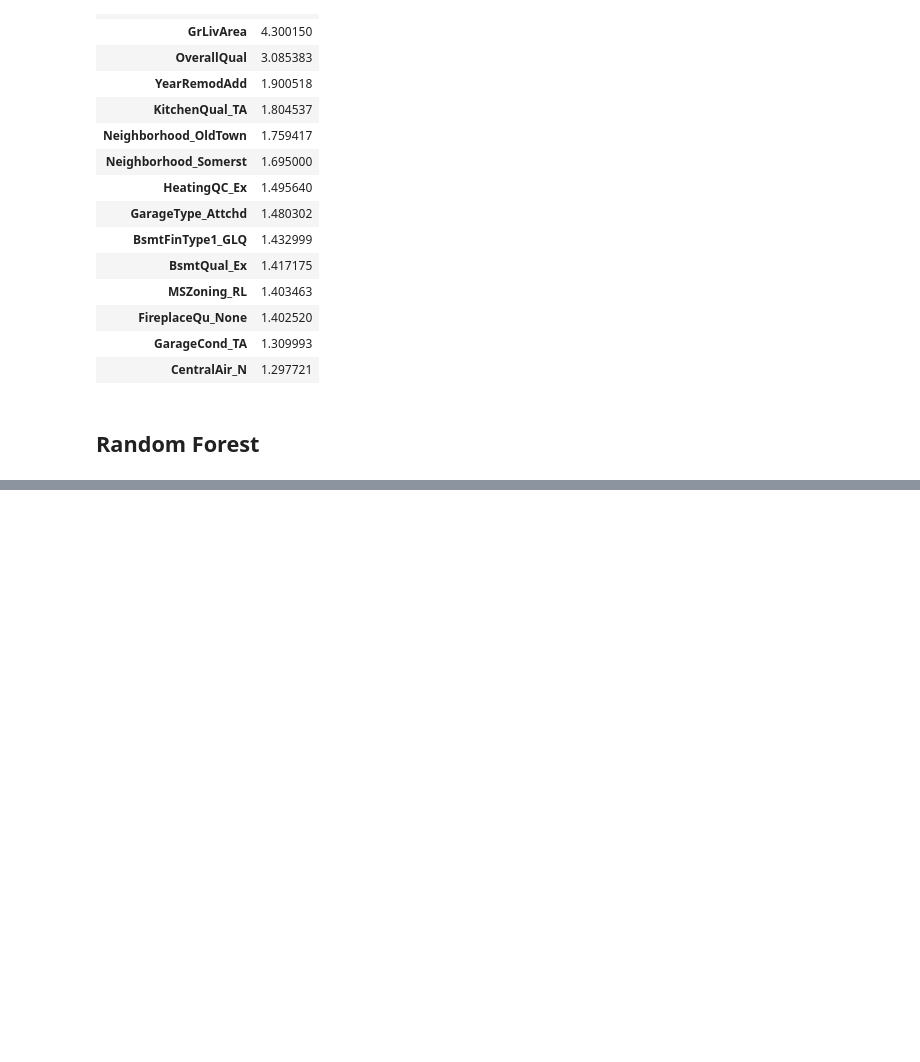
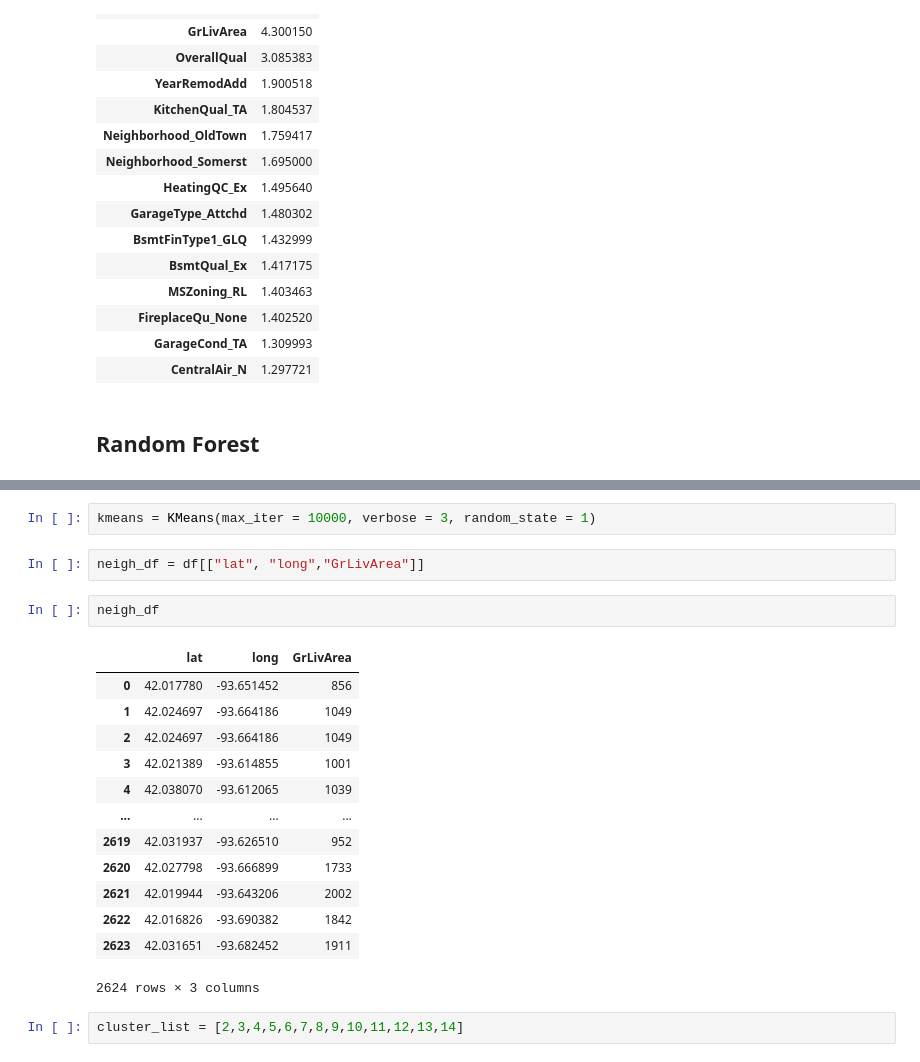
Before and after one commit to nickelworks/machine-learning-housing-project, a Jupyter notebook: Tony/Lasso Version 1.ipynb, the cells around one changed output, grey strips where cells are left out. Saved outputs shown, nothing was run; the diff lists cells and outputs as text; blank space fills up the shorter version.

```diff
--- a/Tony/Lasso Version 1.ipynb
+++ b/Tony/Lasso Version 1.ipynb
@@ -312,0 +421,22 @@ from sklearn.ensemble import BaggingClassifier
+# %%
+kmeans = KMeans(max_iter = 10000, verbose = 3, random_state = 1)
+# %%
+neigh_df = df[["lat", "long","GrLivArea"]]
+# %%
+neigh_df
+# %% [output]
+|  | lat | long | GrLivArea |
+| 0 | 42.017780 | -93.651452 | 856 |
+| 1 | 42.024697 | -93.664186 | 1049 |
+| 2 | 42.024697 | -93.664186 | 1049 |
+| 3 | 42.021389 | -93.614855 | 1001 |
+| 4 | 42.038070 | -93.612065 | 1039 |
+| ... | ... | ... | ... |
+| 2619 | 42.031937 | -93.626510 | 952 |
+| 2620 | 42.027798 | -93.666899 | 1733 |
+| 2621 | 42.019944 | -93.643206 | 2002 |
+| 2622 | 42.016826 | -93.690382 | 1842 |
+| 2623 | 42.031651 | -93.682452 | 1911 |
+2624 rows × 3 columns
+# %%
+cluster_list = [2,3,4,5,6,7,8,9,10,11,12,13,14]
```
Also changed, not shown: parts of 29 cells of this notebook, 1 other file.
